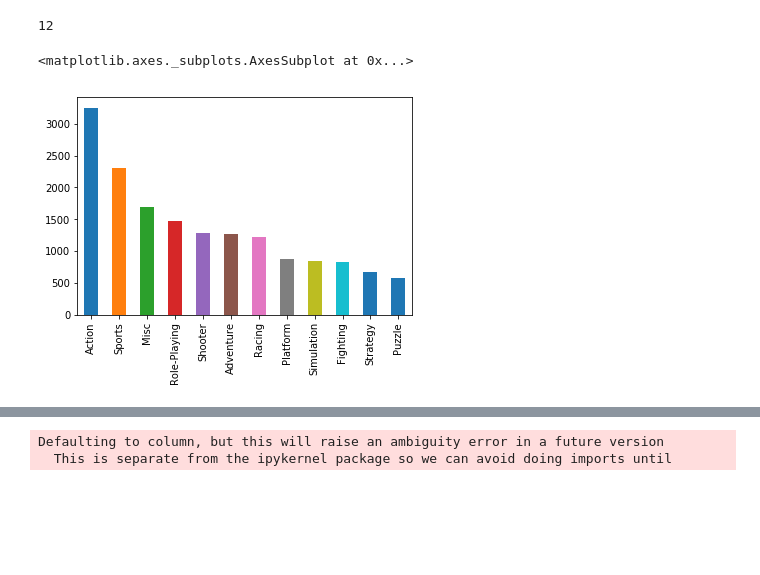
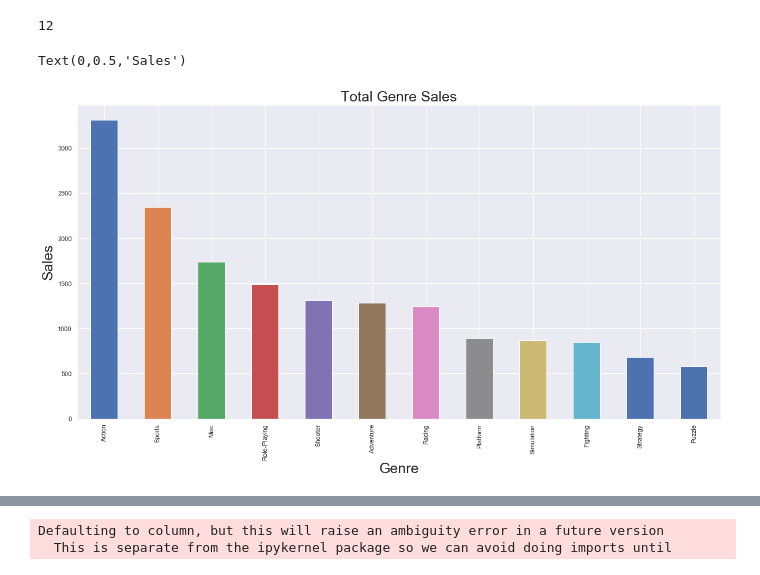
Before and after one commit to cmagapu/Exploratory-Data-Analysis, a Jupyter notebook: Avi's Version.ipynb, the cells around one changed output, grey strips where cells are left out. Cells and saved outputs as stored; diff of their text form; code cells hidden in the pictures; blank space fills up the shorter version.

```diff
--- a/Avi's Version.ipynb
+++ b/Avi's Version.ipynb
@@ -74,10 +74,13 @@ len(list)
 12
 # %%
 #Frequency plot for Genre - to find the most popular Genre
-df['Genre'].value_counts().plot(kind='bar')
+x = df['Genre'].value_counts().plot(kind='bar')
+x.set_title('Total Genre Sales',size = 25)
+x.set_xlabel('Genre',size=25)
+x.set_ylabel('Sales',size=25)
 # %% [output]
-<matplotlib.axes._subplots.AxesSubplot at 0x...>
+Text(0,0.5,'Sales')
-[figure, old version]
+[figure, new version]
 # %%
 #Frequency plot for Genre - to find the most popular Genre
 df['Platform'].value_counts().plot(kind='bar')
```
Also changed, not shown: parts of 37 cells of this notebook, 2 other files.
